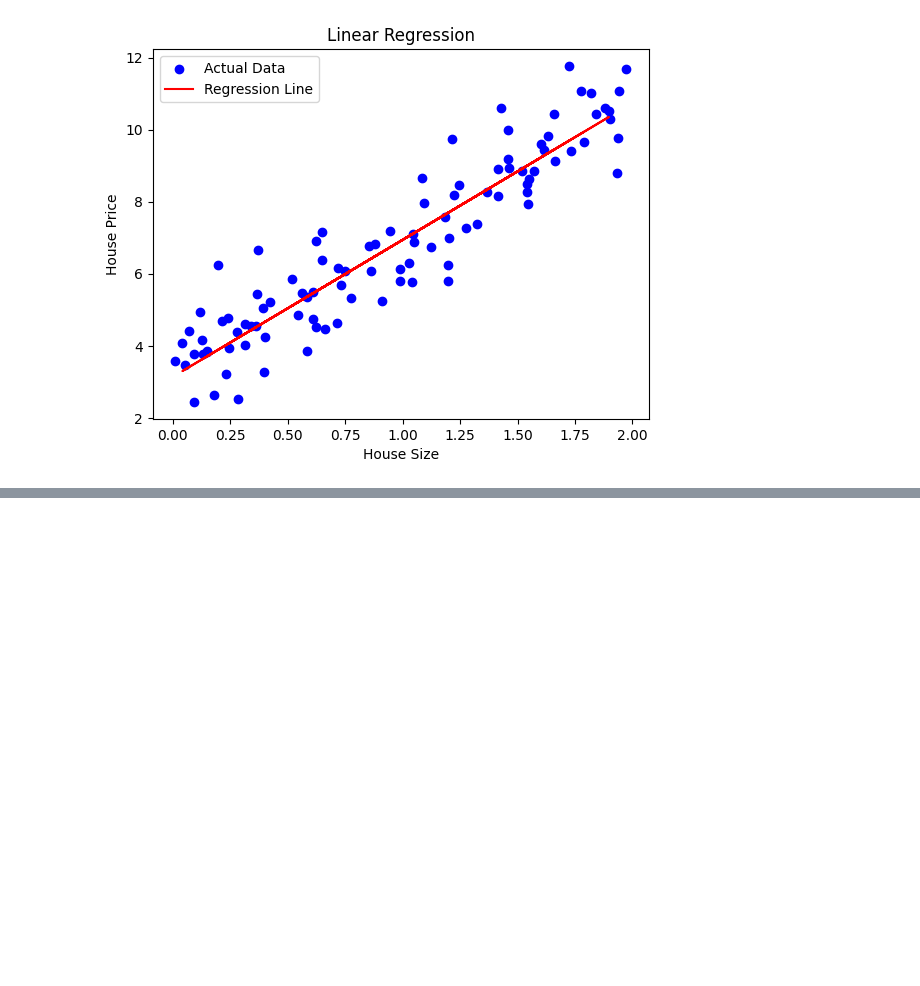
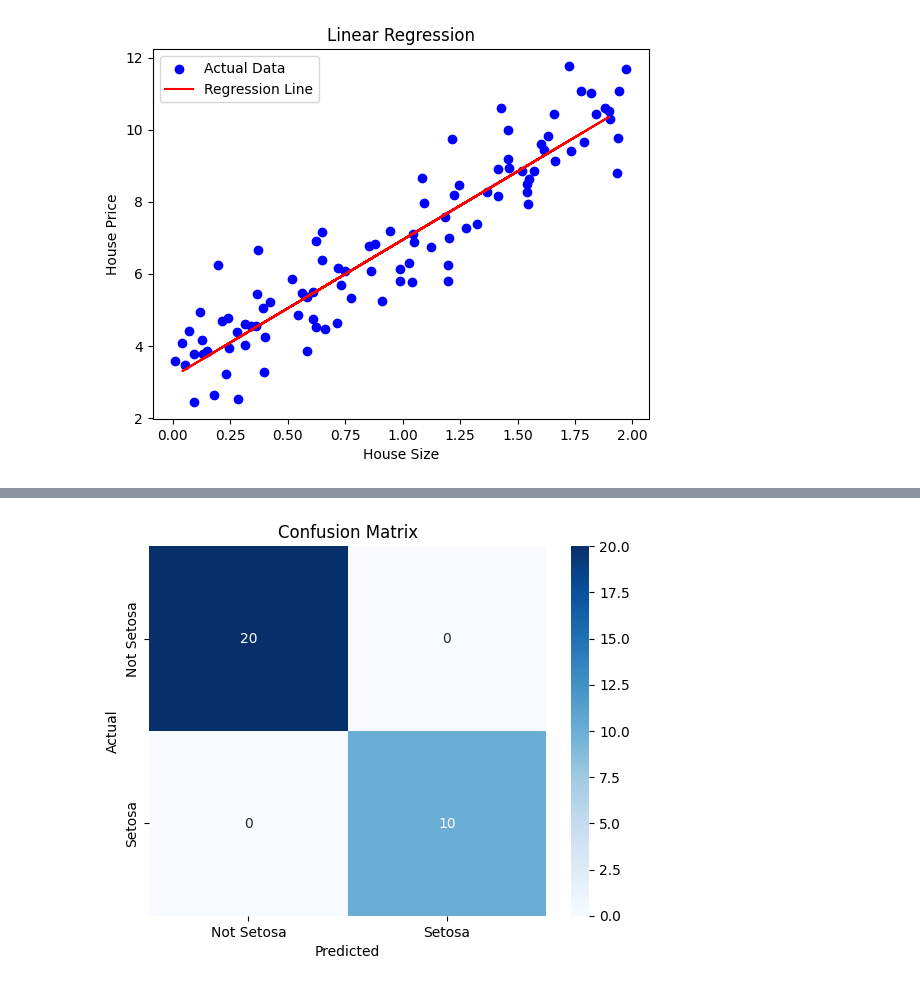
Before and after one commit to PratikshaShelke24/data-science, a Jupyter notebook: mlpratices.ipynb, the cells around one changed output, grey strips where cells are left out. Saved outputs shown, nothing was run; the diff lists cells and outputs as text; code cells hidden in the pictures; blank space fills up the shorter version.

```diff
--- a/mlpratices.ipynb
+++ b/mlpratices.ipynb
@@ -229,0 +240,14 @@ plt.show()
+# %%
+
+# Step 1: Load the Iris dataset
+iris = load_iris()
+X = iris.data[:, :2]  # Use only the first two features for simplicity
+y = (iris.target == 0).astype(int)  # Binary classification: Is the flower 'Setosa' (class 0)?
+# %%
+# Step 2: Split the data into training and testing sets
+X_train, X_test, y_train, y_test = train_test_split(X, y, test_size=0.2, random_state=42)
+# %%
+
+# Step 3: Train the Logistic Regression model
+model = LogisticRegression()
+model.fit(X_train, y_train)
@@ -229,0 +256,4 @@ plt.show()
+# %%
+
+# Step 4: Make predictions
+y_pred = model.predict(X_test)
@@ -229,0 +279,10 @@ plt.show()
+# %%
+# Step 6: Visualize the Confusion Matrix
+conf_matrix = confusion_matrix(y_test, y_pred)
+sns.heatmap(conf_matrix, annot=True, fmt='d', cmap='Blues', xticklabels=['Not Setosa', 'Setosa'], yticklabels=['Not Setosa', 'Setosa'])
+plt.title("Confusion Matrix")
+plt.xlabel("Predicted")
+plt.ylabel("Actual")
+plt.show()
+# %% [output]
+[figure, added]
```
Also changed, not shown: parts of 5 cells of this notebook.
